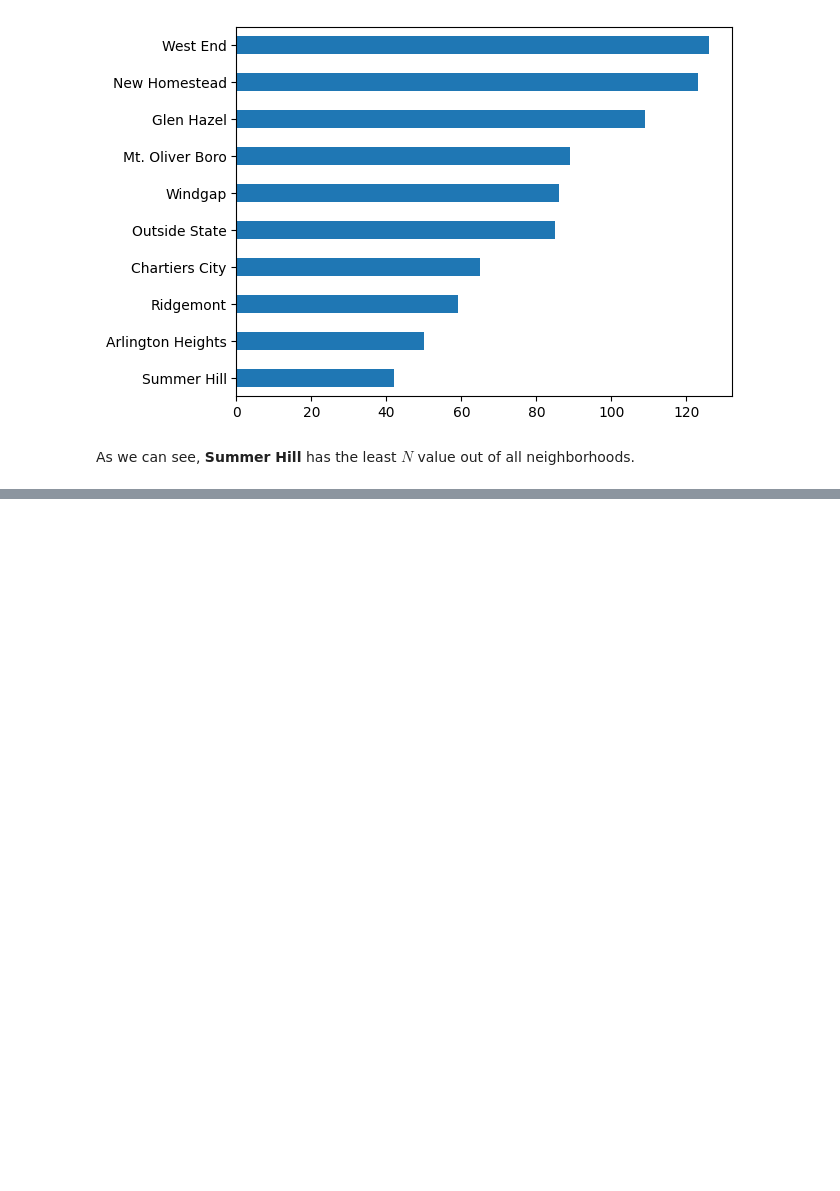
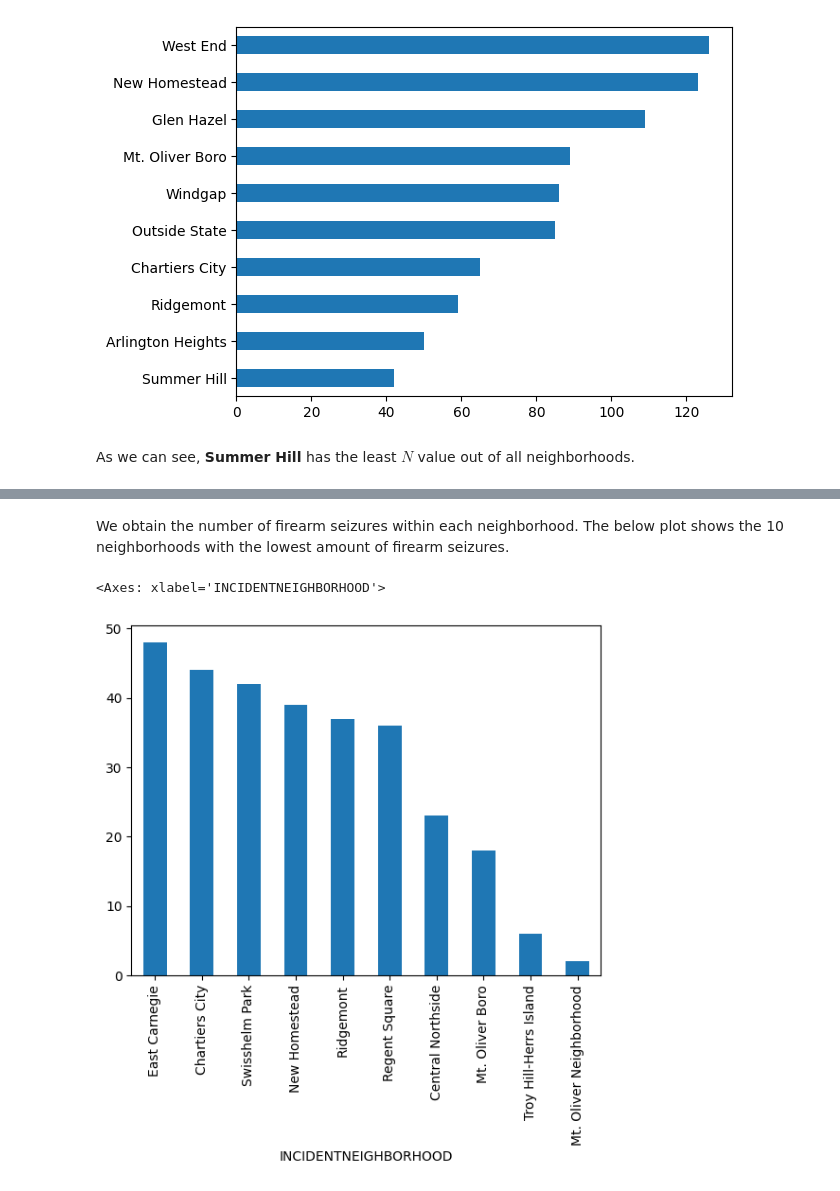
Before and after one commit to ychen909/BestNeighborhoodPitt, a Jupyter notebook: Final.ipynb, the cells around one changed output, grey strips where cells are left out. Saved outputs shown, nothing was run; the diff lists cells and outputs as text; code cells hidden in the pictures; blank space fills up the shorter version.

```diff
--- a/Final.ipynb
+++ b/Final.ipynb
@@ -123,0 +199,10 @@ As we can see, **Summer Hill** has the least $N$ value out of all neighborhoods.
+# %%
+raw_data = pd.read_csv("policeArrests.csv")
+# %% [markdown]
+ We obtain the number of firearm seizures within each neighborhood. The below plot shows the 10 neighborhoods with the lowest amount of firearm seizures.
+# %%
+z_vals = raw_data['INCIDENTNEIGHBORHOOD'].value_counts()
+z_vals.tail(10).plot.bar()
+# %% [output]
+<Axes: xlabel='INCIDENTNEIGHBORHOOD'>
+[figure, added]
```
Also changed, not shown: parts of 22 cells of this notebook.
